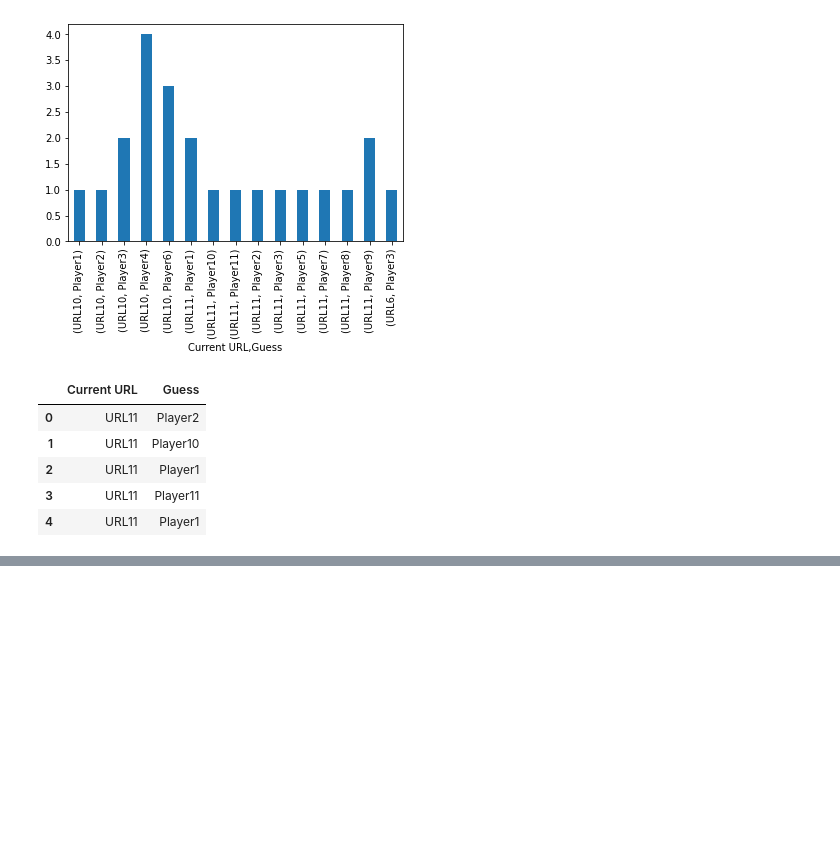
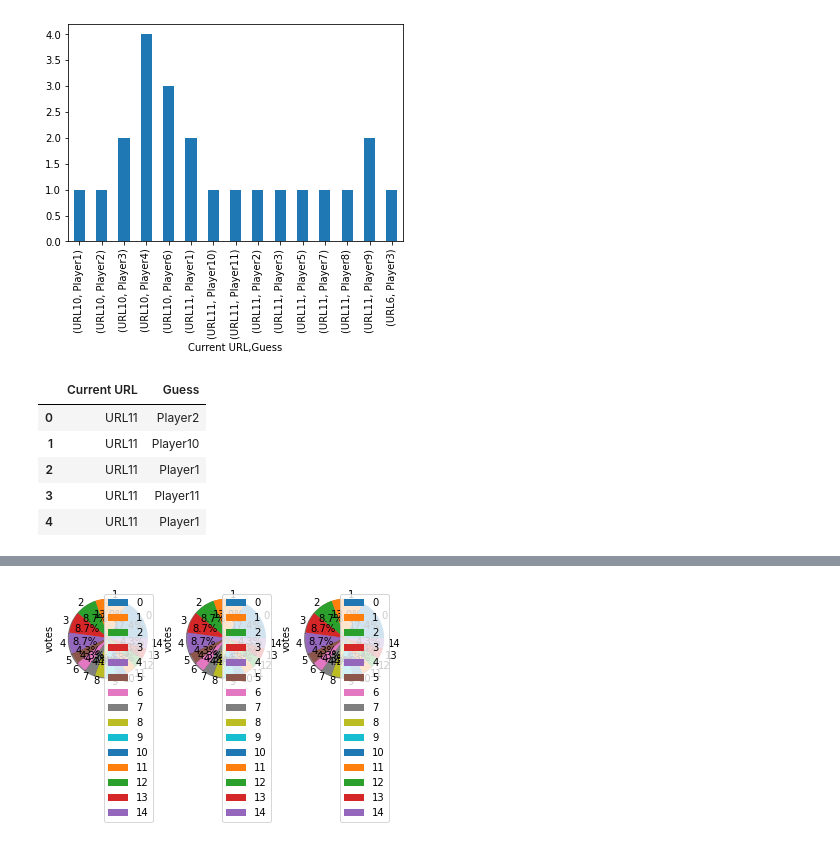
Before and after one commit to NLeSC/balconaz, a Jupyter notebook: notebooks/analysis.ipynb, the cells around one changed output, grey strips where cells are left out. Drawn from its saved outputs; the diff is of its cells as text; code cells hidden in the pictures; blank space fills up the shorter version.

```diff
--- a/notebooks/analysis.ipynb
+++ b/notebooks/analysis.ipynb
@@ -177,0 +186,9 @@ guess_stats.plot.pie(subplots=True,figsize=(6, 6));
+# %%
+#pie chart per URL
+#FIXME
+fig, axes = plt.subplots(ncols=len(df_guess.columns))
+for i,ax in enumerate(axes):
+    df_guess.plot.pie(ax=ax,subplots=True,y='votes',figsize=(6, 6), autopct='%1.1f%%',shadow = True);
+plt.show()
+# %% [output]
+[figure, added]
```
Also changed, not shown: parts of 6 cells of this notebook.
